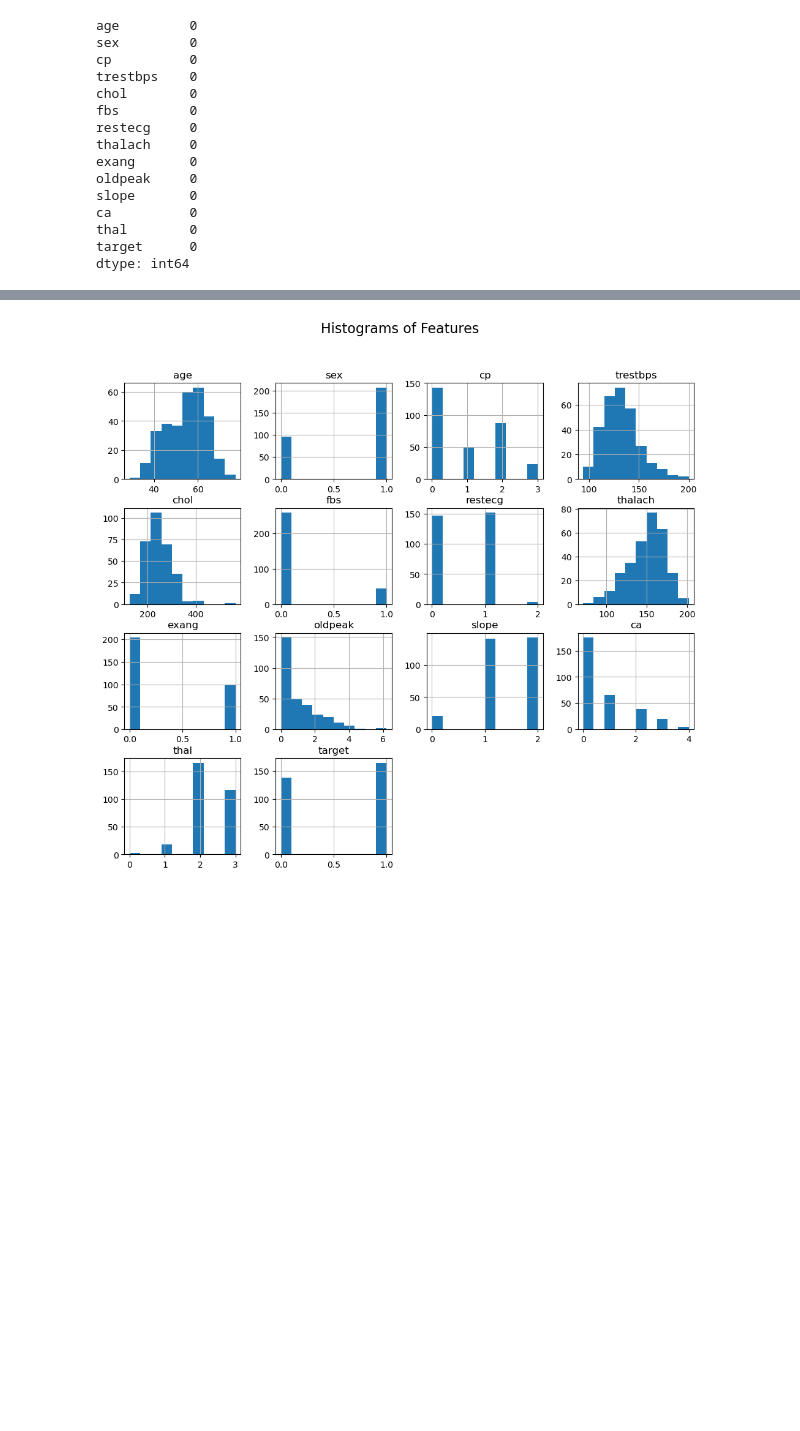
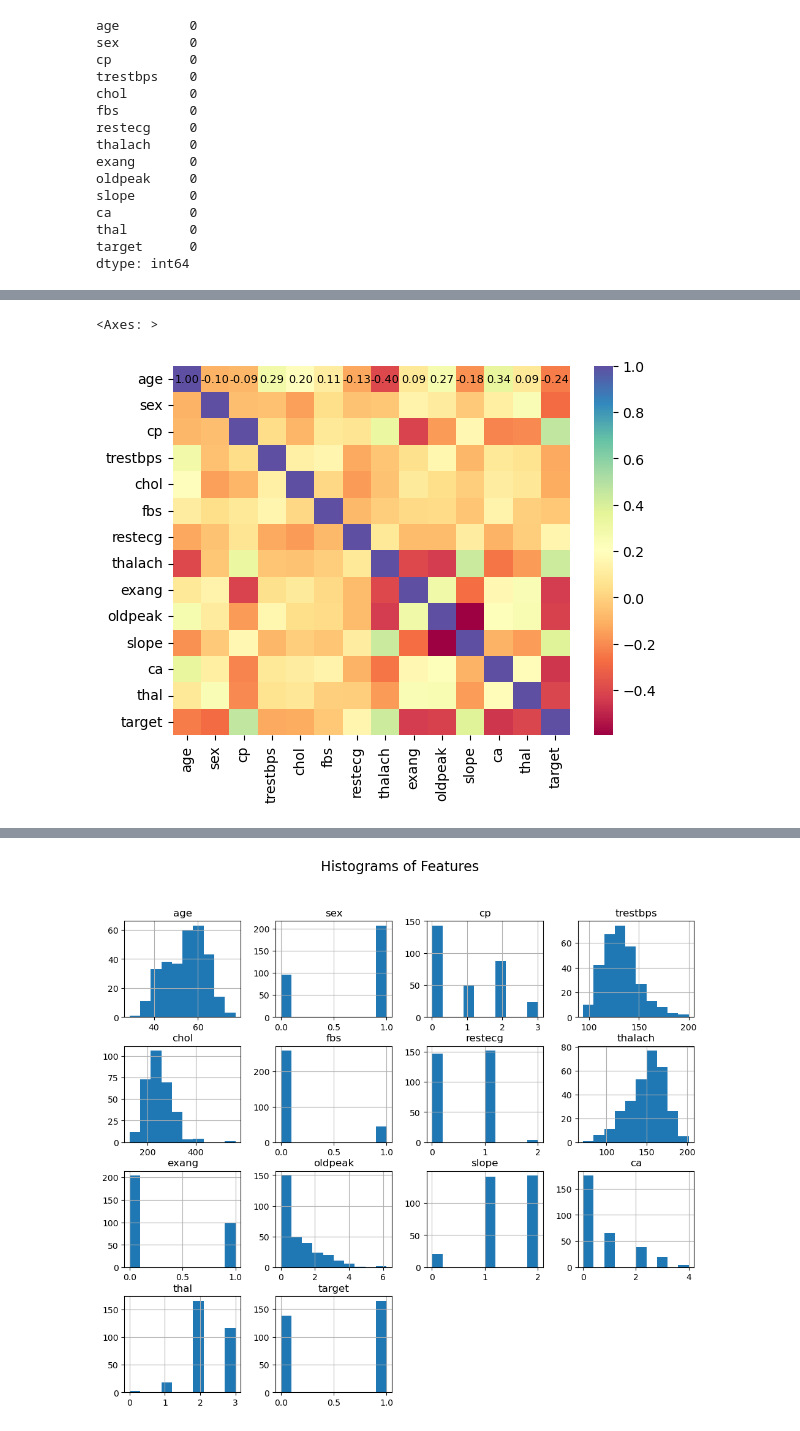
Before and after one commit to DerrickLegacy/python_lan_basic, a Jupyter notebook: Morning Session/derrick_ahaabwe_day11.ipynb, the cells around one changed output, grey strips where cells are left out. Cells and saved outputs as stored; diff of their text form; code cells hidden in the pictures; blank space fills up the shorter version.

```diff
--- a/Morning Session/derrick_ahaabwe_day11.ipynb
+++ b/Morning Session/derrick_ahaabwe_day11.ipynb
@@ -136,0 +232,12 @@ correlated_df.corr()
+# %%
+
+sn.heatmap(
+    correlated_df.corr(method="spearman"),
+    cmap="Spectral",
+    annot=True,
+    fmt=".2f",
+    annot_kws={"size": 8,"color":"black"},
+    )
+# %% [output]
+<Axes: >
+[figure, added]
```
Also changed, not shown: parts of 20 cells of this notebook, 4 other files.
